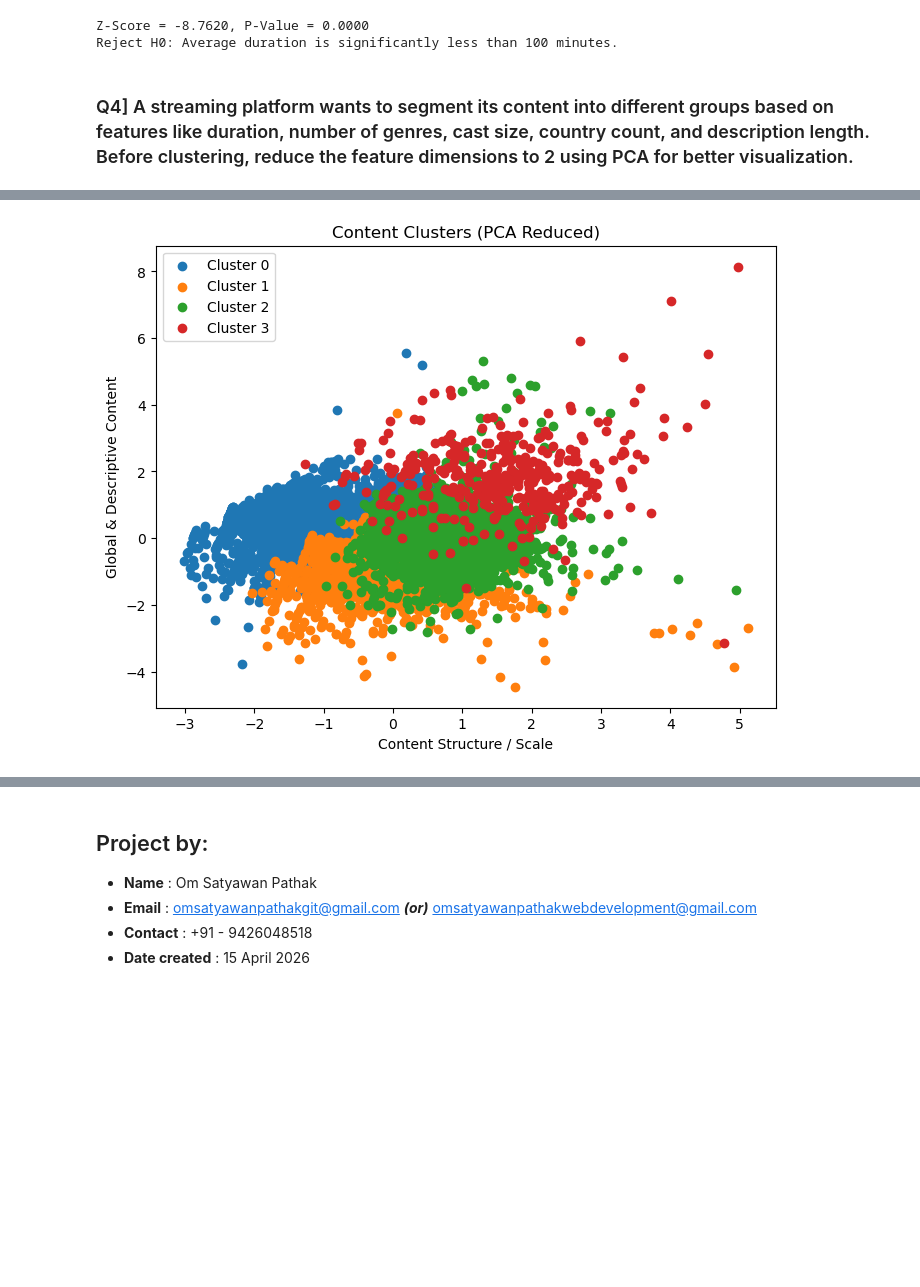
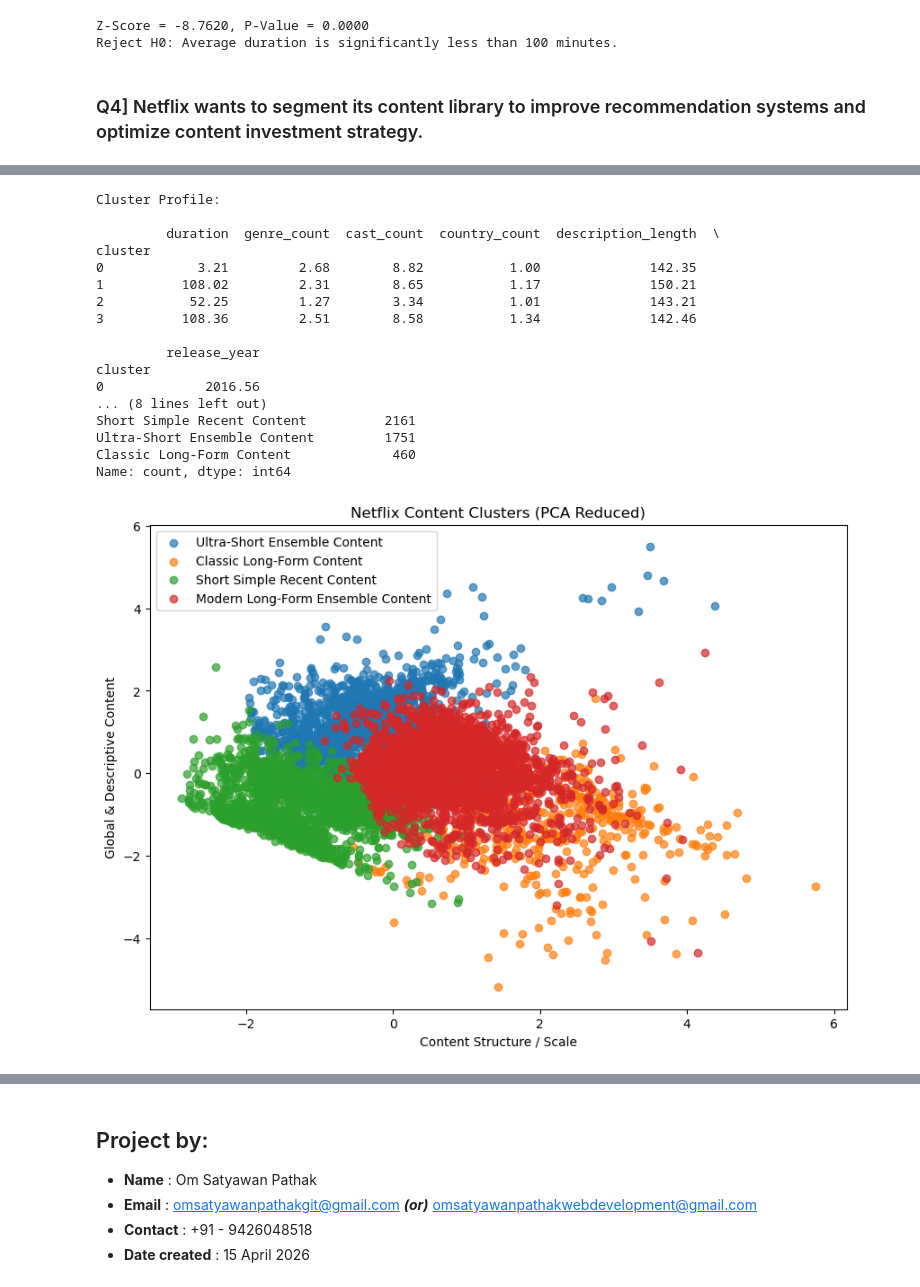
Before and after one commit to omsatyawanpathakgit/DataScienceProjects, a Jupyter notebook: Netflix New DS Project/Netflix Updated EDA and Insights.ipynb, the cells around one changed output, grey strips where cells are left out. Saved outputs shown, nothing was run; the diff lists cells and outputs as text; code cells hidden in the pictures; blank space fills up the shorter version.

Commit message:
Updated Netflix Content Segmentation project by properly clustering contents into optimal k clusters.

```diff
--- a/Netflix New DS Project/Netflix Updated EDA and Insights.ipynb
+++ b/Netflix New DS Project/Netflix Updated EDA and Insights.ipynb
@@ -212,33 +202,35 @@ else:
 Z-Score = -8.7620, P-Value = 0.0000
 Reject H0: Average duration is significantly less than 100 minutes.
 # %% [markdown]
-### Q4] A streaming platform wants to segment its content into different groups based on features like duration, number of genres, cast size, country count, and description length. Before clustering, reduce the feature dimensions to 2 using PCA for better visualization.
+### Q4] Netflix wants to segment its content library to improve recommendation systems and optimize content investment strategy.
 # %%
 import matplotlib.pyplot as plt
+import pandas as pd
 from sklearn.preprocessing import StandardScaler
 from sklearn.decomposition import PCA
 from sklearn.cluster import KMeans
 
-# Select features
+
 feature_cols = [
     "duration",
     "genre_count",
     "cast_count",
     "country_count",
-    "description_length"
+    "description_length",
+    "release_year"
 ]
 
 X = df[feature_cols].copy()
 
-# Scale the data
+
 scaler = StandardScaler()
 X_scaled = scaler.fit_transform(X)
 
-# Apply PCA for 2D visualization
+
 pca = PCA(n_components=2)
 X_pca = pca.fit_transform(X_scaled)
 
-# Elbow Method
+
 inertias = []
 k_values = range(2, 11)
 
@@ -254,23 +246,56 @@ plt.ylabel("Inertia")
 plt.title("Elbow Method for Optimal k")
 plt.show()
 
-# Final KMeans model
-kmeans = KMeans(n_clusters=4, random_state=42, n_init=10)
+
+optimal_k = 4
+kmeans = KMeans(n_clusters=optimal_k, random_state=42, n_init=10)
 clusters = kmeans.fit_predict(X_scaled)
 
-# Plot clusters using PCA-reduced data
-plt.figure(figsize=(8, 6))
+df["cluster"] = clusters
 
-for i in range(4):
+
+
+
+
+
+
+cluster_profile = df.groupby("cluster")[feature_cols].mean().round(2)
+print("Cluster Profile:\n")
+print(cluster_profile)
+
+
+
+
+cluster_names = {
+    0: "Ultra-Short Ensemble Content",
+    1: "Classic Long-Form Content",
+    2: "Short Simple Recent Content",
+    3: "Modern Long-Form Ensemble Content"
+}
+
+df["cluster_label"] = df["cluster"].map(cluster_names)
+
+
+cluster_sizes = df["cluster_label"].value_counts()
+print("\nCluster Sizes:\n")
+print(cluster_sizes)
+
+
+
+
+plt.figure(figsize=(10, 7))
+
+for i in range(optimal_k):
     plt.scatter(
         X_pca[clusters == i, 0],
         X_pca[clusters == i, 1],
-        label=f"Cluster {i}"
+        label=cluster_names[i],
+        alpha=0.7
     )
 
 plt.xlabel("Content Structure / Scale")
 plt.ylabel("Global & Descriptive Content")
-plt.title("Content Clusters (PCA Reduced)")
+plt.title("Netflix Content Clusters (PCA Reduced)")
 plt.legend()
 plt.show()
 # %% [output]
@@ -278,4 +303,21 @@ plt.show()
+Cluster Profile:
+
+         duration  genre_count  cast_count  country_count  description_length  \
+cluster
+0            3.21         2.68        8.82           1.00              142.35
+1          108.02         2.31        8.65           1.17              150.21
+2           52.25         1.27        3.34           1.01              143.21
+3          108.36         2.51        8.58           1.34              142.46
+
+         release_year
+cluster
+0             2016.56
+... (8 lines left out)
+Short Simple Recent Content          2161
+Ultra-Short Ensemble Content         1751
+Classic Long-Form Content             460
+Name: count, dtype: int64
-[figure, old version]
+[figure, new version]
 # %%
 pca_df = pd.DataFrame(
     pca.components_,
```
Also changed, not shown: parts of 10 cells of this notebook, 1 other file.
